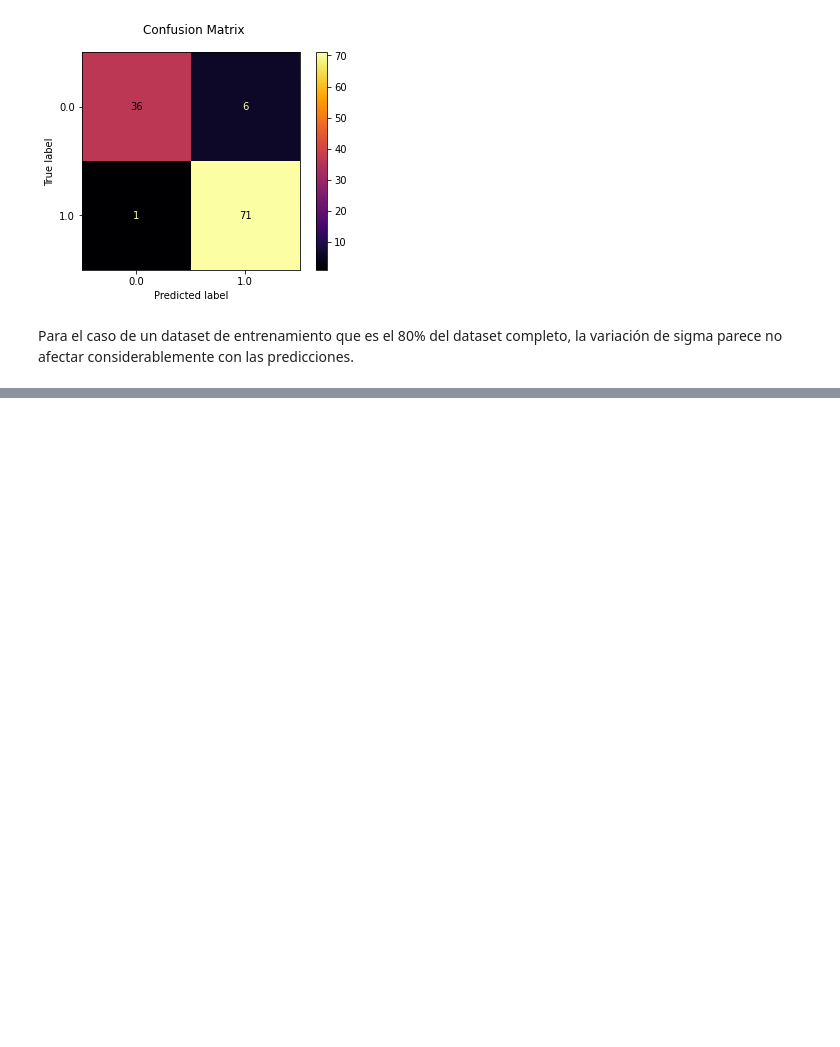
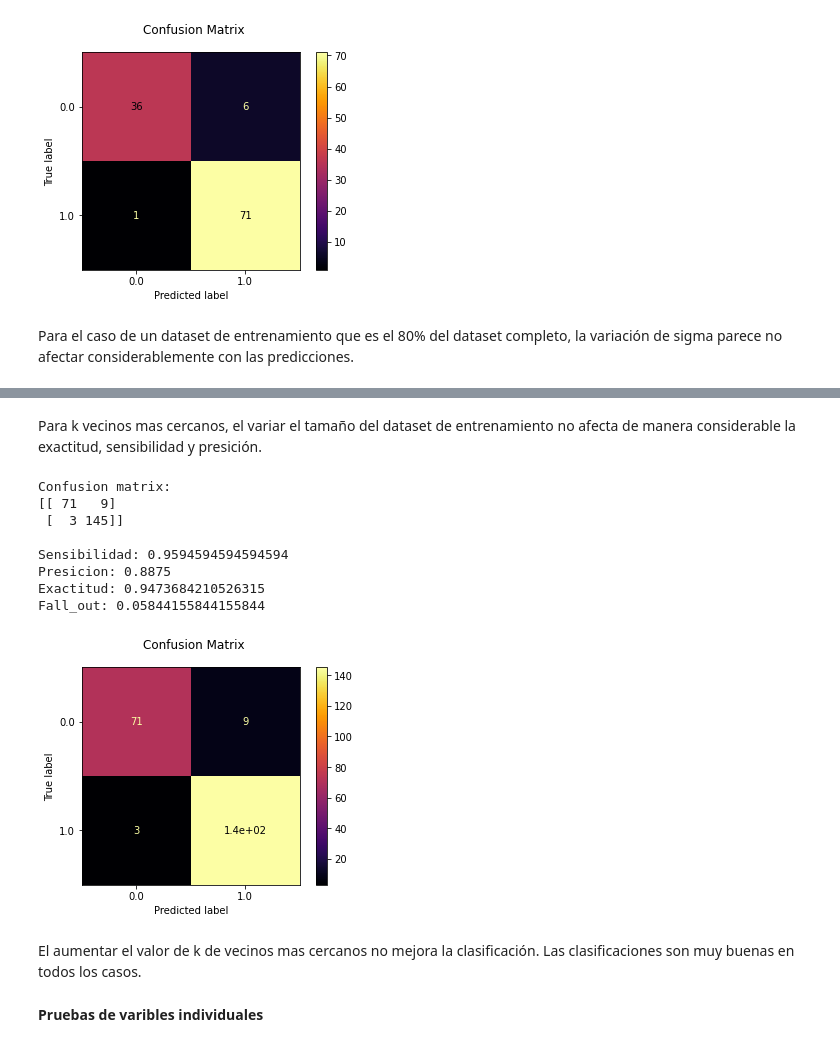
Before and after one commit to plance17/Aprendizaje-de-Maquina, a Jupyter notebook: Teoría_4_Ejercicio_4.ipynb, the cells around one changed output, grey strips where cells are left out. Saved outputs shown, nothing was run; the diff lists cells and outputs as text; code cells hidden in the pictures; blank space fills up the shorter version.

```diff
--- a/Teoría_4_Ejercicio_4.ipynb
+++ b/Teoría_4_Ejercicio_4.ipynb
@@ -658,0 +781,46 @@ Para el caso de un dataset de entrenamiento que es el 80% del dataset completo,
+# %% [markdown]
+Para k vecinos mas cercanos, el variar el tamaño del dataset de entrenamiento no afecta de manera considerable la exactitud, sensibilidad y presición.
+# %%
+#Tomo un 60% del dataset como entrenamiento, y un 40% para testear
+x_train, x_test, y_train, y_test = sklearn.model_selection.train_test_split(cancer_tissues.iloc[:,2:31], cancer_type, test_size=0.4, random_state=1)
+
+#Número de vecinos mas cercanos y entrenamiento del sistema
+knn = neighbors.KNeighborsClassifier(n_neighbors=10)
+knn.fit(x_train,y_train)
+
+y_predicted = classifier.predict(x_test)
+
+disp = metrics.plot_confusion_matrix(classifier, x_test, y_test, cmap='inferno')
+disp.figure_.suptitle("Confusion Matrix")
+print("Confusion matrix:\n%s" % disp.confusion_matrix)
+
+#True Positive Rate
+sensibilidad=disp.confusion_matrix[0,0]/(disp.confusion_matrix[0,0]+disp.confusion_matrix[1,0])
+
+#Positive Predicted Value
+presicion=disp.confusion_matrix[0,0]/(disp.confusion_matrix[0,0]+disp.confusion_matrix[0,1])
+
+#Accuracy
+exactitud=(disp.confusion_matrix[0,0]+disp.confusion_matrix[1,1])/(disp.confusion_matrix[0,0]+disp.confusion_matrix[1,1]+disp.confusion_matrix[0,1]+disp.confusion_matrix[1,0])
+
+#False Positive Rate
+fall_out=disp.confusion_matrix[0,1]/(disp.confusion_matrix[0,1]+disp.confusion_matrix[1,1])
+print('')
+print('Sensibilidad:', sensibilidad)
+print('Presicion:', presicion)
+print('Exactitud:', exactitud)
+print('Fall_out:', fall_out)
+# %% [output]
+Confusion matrix:
+[[ 71   9]
+ [  3 145]]
+
+Sensibilidad: 0.9594594594594594
+Presicion: 0.8875
+Exactitud: 0.9473684210526315
+Fall_out: 0.05844155844155844
+[figure, added]
+# %% [markdown]
+El aumentar el valor de k de vecinos mas cercanos no mejora la clasificación. Las clasificaciones son muy buenas en todos los casos.
+# %% [markdown]
+**Pruebas de varibles individuales**
```
Also changed, not shown: parts of 16 cells of this notebook.
